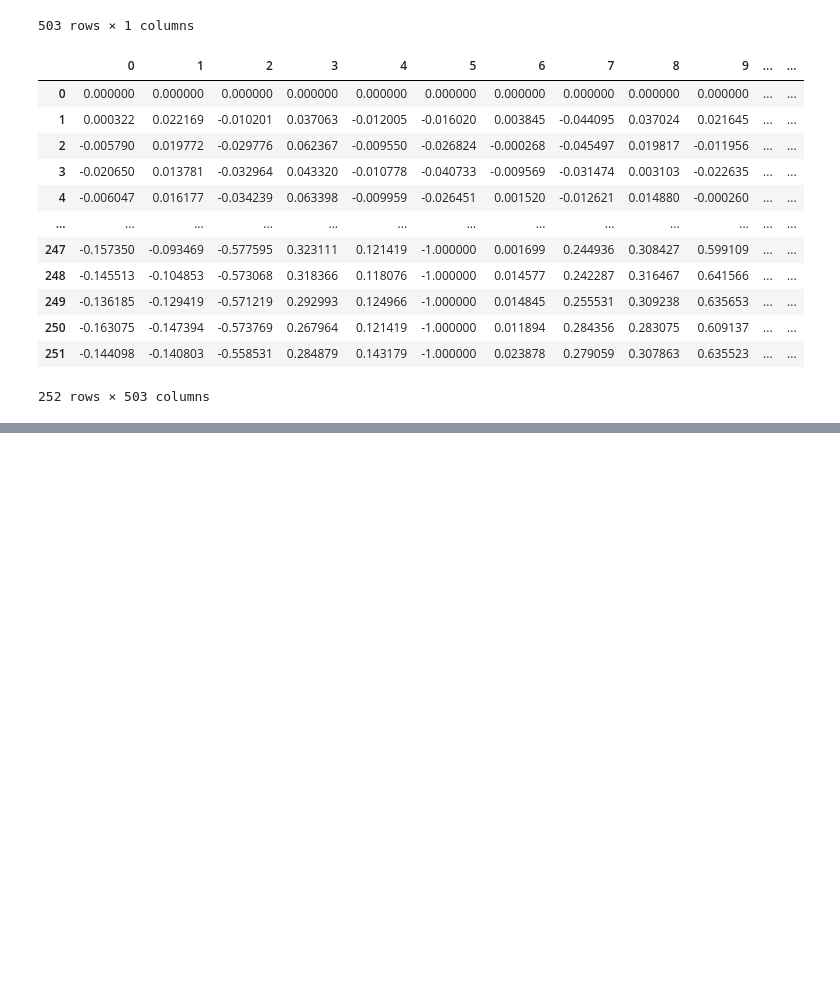
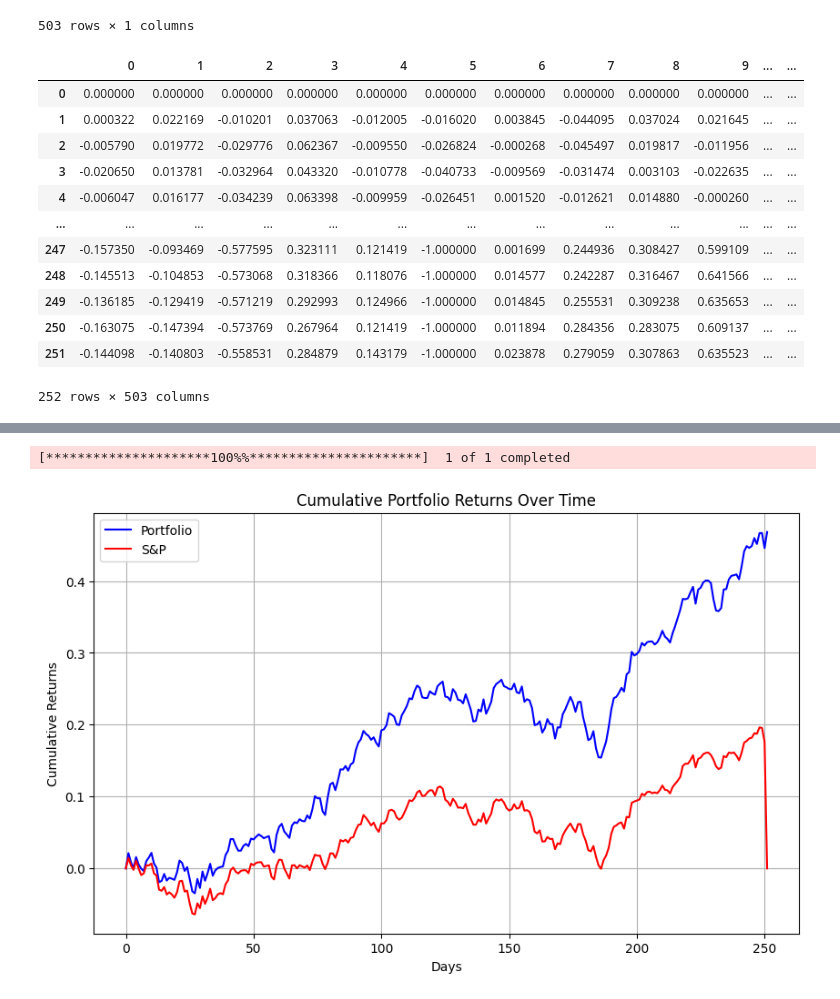
Before and after one commit to henrytang-dev/sparse-tracking-portfolio, a Jupyter notebook: sparse_index_tracking.ipynb, the cells around one changed output, grey strips where cells are left out. Saved outputs shown, nothing was run; the diff lists cells and outputs as text; code cells hidden in the pictures; blank space fills up the shorter version.

Commit message:
Modularized backtest + added data support

```diff
--- a/sparse_index_tracking.ipynb
+++ b/sparse_index_tracking.ipynb
@@ -541,0 +533,29 @@ plt.show()
+# %%
+def run_backtest(start ="2023-02-01"):
+    ticker_returns, index_returns = preparePipeline(start)
+    portfolio_weights = track(ticker_returns, index_returns, reg=0.2)
+
+    weights_df = pd.DataFrame(portfolio_weights.numpy())
+    returns_df = pd.DataFrame(ticker_returns.numpy())
+    index_returns_df = pd.DataFrame(index_returns.numpy())
+
+    non_zero_weights = weights_df[weights_df > 0].dropna()
+    filtered_returns_df = returns_df.loc[:, non_zero_weights.index]
+
+    weighted_returns = filtered_returns_df.mul(non_zero_weights.values.flatten(), axis=1)
+    daily_portfolio_returns = weighted_returns.sum(axis = 1)
+
+    plt.figure(figsize=(10, 6))
+    plt.plot(daily_portfolio_returns, label='Portfolio', color='blue')
+    plt.plot(index_returns_df, label="S&P", color='red')
+    plt.title('Cumulative Portfolio Returns Over Time')
+    plt.xlabel('Days')
+    plt.ylabel('Cumulative Returns')
+    plt.legend()
+    plt.grid(True)
+    plt.show()
+
+run_backtest("2023-02-01")
+# %% [output]
+[*********************100%%**********************]  1 of 1 completed
+[figure, added]
```
Also changed, not shown: parts of 14 cells of this notebook.
